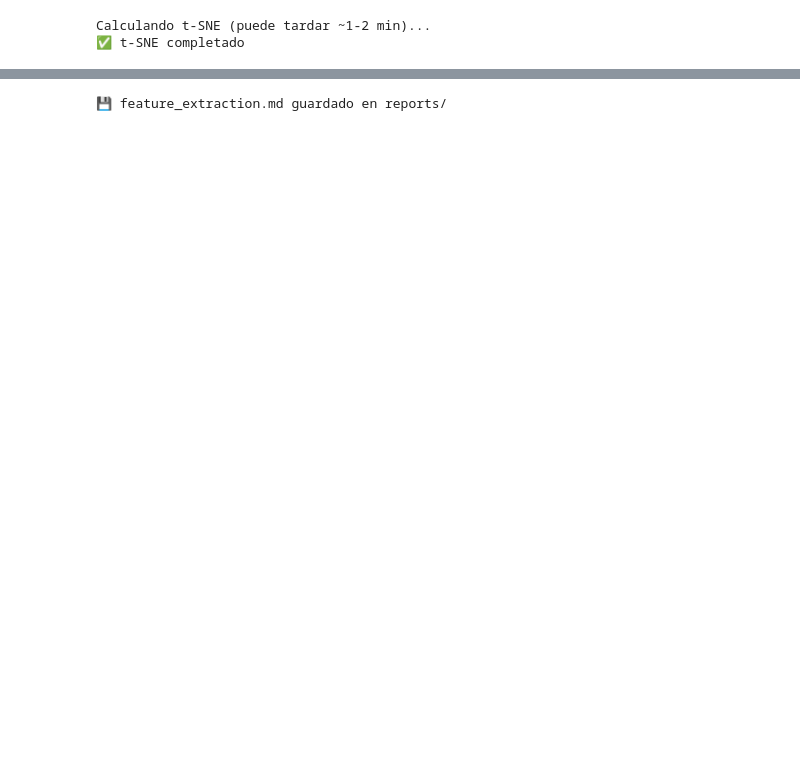
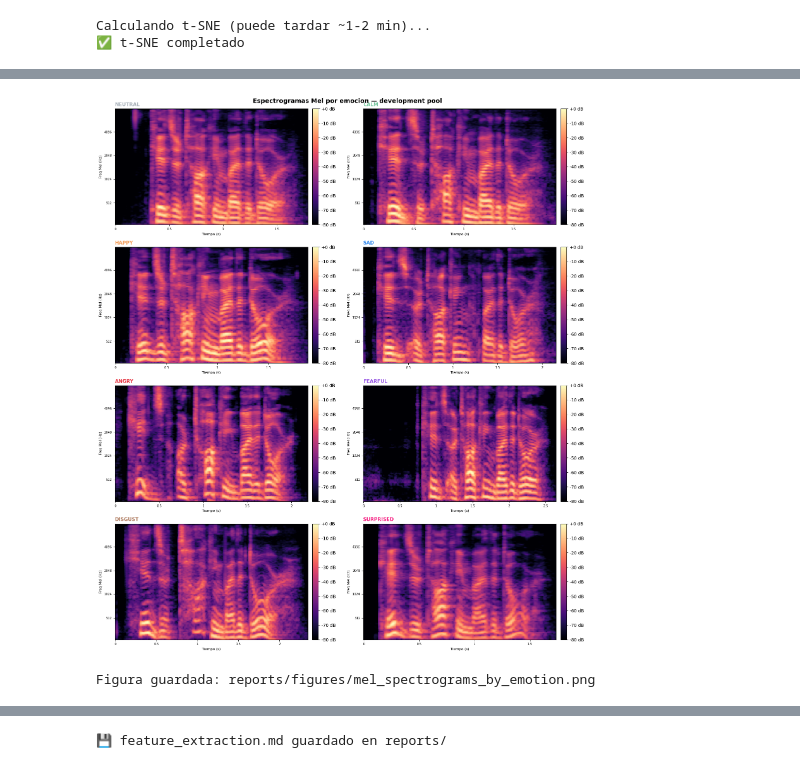
Before and after one commit to FrancoSandri/Speech_Emotion_Recognition, a Jupyter notebook: notebooks/02_features_eda.ipynb, the cells around one changed output, grey strips where cells are left out. Cells and saved outputs as stored; diff of their text form; code cells hidden in the pictures; blank space fills up the shorter version.

```diff
--- a/notebooks/02_features_eda.ipynb
+++ b/notebooks/02_features_eda.ipynb
@@ -535,0 +729,40 @@ print("💾 Figura guardada: reports/figures/egemaps_correlation_heatmap.png")
+# %%
+# examples y SR ya definidos en la celda anterior
+N_MELS  = 128
+N_FFT   = 1024
+HOP_S   = int(0.010 * SR)
+
+fig, axes = plt.subplots(4, 2, figsize=(16, 18))
+fig.suptitle(
+    'Espectrogramas Mel por emocion — development pool',
+    fontsize=14, fontweight='bold'
+)
+
+for ax, emo in zip(axes.flatten(), EMOTION_ORDER):
+    y, sr = librosa.load(examples[emo], sr=SR, mono=True)
+    mel    = librosa.feature.melspectrogram(
+        y=y, sr=sr, n_fft=N_FFT, hop_length=HOP_S,
+        n_mels=N_MELS, fmin=60, fmax=8000
+    )
+    mel_db = librosa.power_to_db(mel, ref=np.max)
+
+    img = librosa.display.specshow(
+        mel_db, sr=sr, hop_length=HOP_S,
+        x_axis='time', y_axis='mel',
+        fmin=60, fmax=8000,
+        ax=ax, cmap='magma'
+    )
+    ax.set_title(emo.upper(), fontsize=11, fontweight='bold',
+                 color=EMOTION_COLORS[emo], loc='left')
+    ax.set_xlabel('Tiempo (s)', fontsize=8)
+    ax.set_ylabel('Freq Mel (Hz)', fontsize=8)
+    ax.tick_params(labelsize=7)
+    plt.colorbar(img, ax=ax, format='%+2.0f dB', pad=0.02)
+
+plt.tight_layout()
+plt.savefig(FIGURES_DIR / 'mel_spectrograms_by_emotion.png', dpi=150, bbox_inches='tight')
+plt.show()
+print('Figura guardada: reports/figures/mel_spectrograms_by_emotion.png')
+# %% [output]
+[figure, added]
+Figura guardada: reports/figures/mel_spectrograms_by_emotion.png
```
Also changed, not shown: parts of 26 cells of this notebook, 13 other files.
